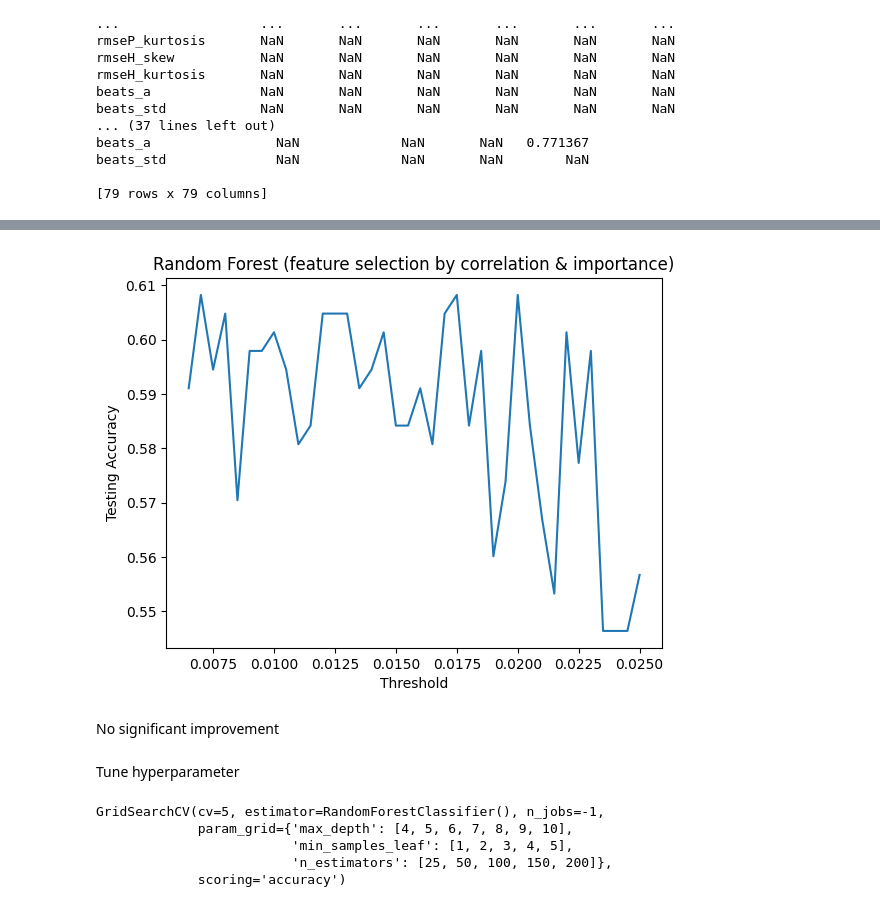
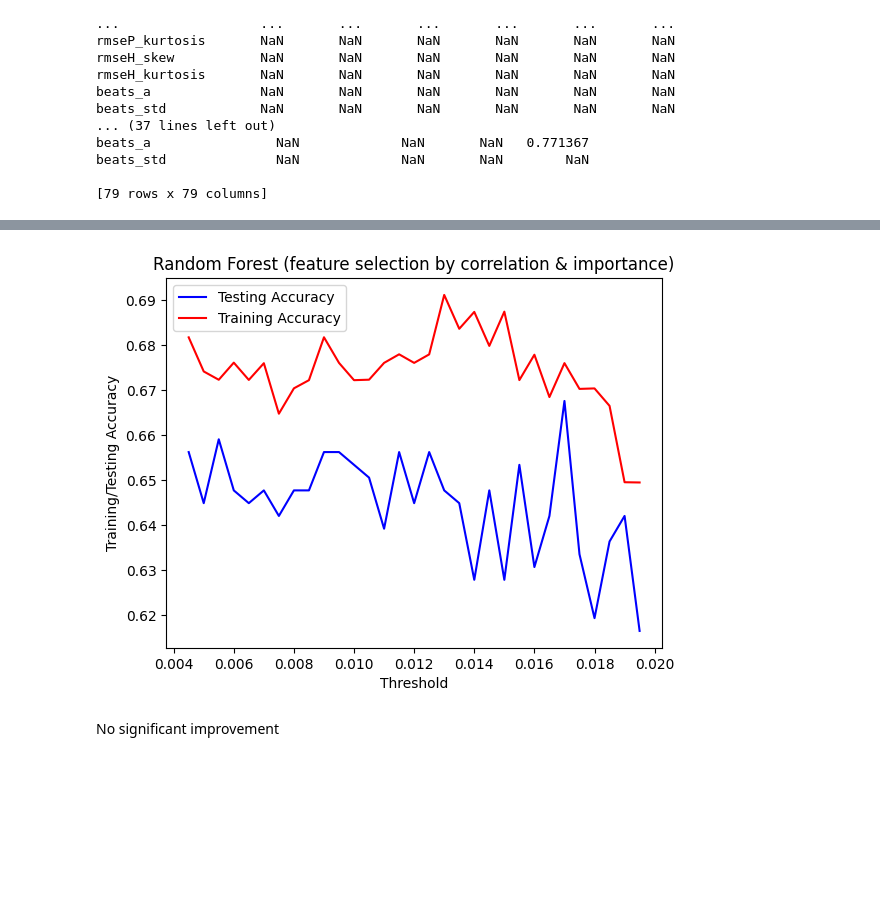
Before and after one commit to momoenomoto/ML-final-project, a Jupyter notebook: Data_Analysis_RF.ipynb, the cells around one changed output, grey strips where cells are left out. Saved outputs shown, nothing was run; the diff lists cells and outputs as text; code cells hidden in the pictures; blank space fills up the shorter version.

```diff
--- a/Data_Analysis_RF.ipynb
+++ b/Data_Analysis_RF.ipynb
@@ -412,6 +413,7 @@ X_train_drop1, X_test_drop1, y_train, y_test = train_test_split(X_drop1, y, test
 rf_best_drop1 = RandomForestClassifier(n_estimators=200, min_samples_leaf=2, max_depth=10, criterion="gini", max_features="sqrt")
 rf_best_drop1.fit(X_train_drop1, y_train)
 y_pred_drop1 = rf_best_drop1.predict(X_test_drop1)
+train_accu = rf_best_drop1.score(X_train_drop1,y_train)
 test_accu = accuracy_score(y_test, y_pred_drop1)
-print('Test set accuracy score for best random forest (dropped features < 0.005): {:.3f}'.format(test_accu))
+print('Training accuracy score for best random forest (drop features < 0.005): {:.3f}, Test set accuracy: {:.3f}'.format(train_accu, test_accu))
 # %% [output]
@@ -643,11 +627,32 @@ Length: 78, dtype: float64
 # %%
+train_accu_lst = []
 test_accu_lst = []
-for threshold in np.arange(0.0065, 0.025, 0.0005):
+for threshold in np.arange(0.0045, 0.02, 0.0005):
   drop_features = new_feature_scores[new_feature_scores<threshold].index.tolist()
   X_drop = new_X.drop(drop_features, axis=1)
-  X_train_drop, X_test_drop, y_train, y_test = train_test_split(X_drop, y, test_size=0.33, random_state=42)
-  rf_best_drop = RandomForestClassifier(n_estimators=80, min_samples_leaf=2, max_depth=4, criterion="gini", max_features="sqrt")
-  rf_best_drop.fit(X_train_drop, y_train)
-  y_pred_drop = rf_best_drop.predict(X_test_drop)
-  test_accu = accuracy_score(y_test, y_pred_drop)
+  X_train_drop, X_test_drop, y_train, y_test = train_test_split(X_drop, y, test_size=0.4, random_state=42)
+  rf_drop = RandomForestClassifier(criterion="gini", max_features="sqrt")
+
+  #GridSearchCV
+  params_rf_drop = {'n_estimators':[25,50,100,150,200],
+          'max_depth': [4,6,8,10,12,14],
+          'min_samples_leaf': [1,2,3,4]}
+  grid_rf_drop = GridSearchCV(estimator = rf_drop,
+             param_grid = params_rf_drop,
+             scoring = 'accuracy',
+             cv = 5,
+             n_jobs = -1)
+  grid_rf_drop.fit(X_train_drop, y_train)
+
+  best_model = grid_rf_drop.best_estimator_
+  best_param = grid_rf_drop.best_params_
+  train_accu = grid_rf_drop.best_score_
+
+  y_pred = best_model.predict(X_test_drop)
+  test_accu = accuracy_score(y_test, y_pred)
+
+  test_accu = accuracy_score(y_test, y_pred)
+  train_accu_lst.append(train_accu)
   test_accu_lst.append(test_accu)
+
+  print("When threshold is: {:.4f}, the training accuracy is: {:.4f}, the testing accuracy is: {:.3f}".format(threshold, train_accu, test_accu), "Best parameters are: ", best_param)
@@ -654,30 +677,13 @@ for threshold in np.arange(0.0065, 0.025, 0.0005):
 # %%
-threshold_lst = [i for i in np.arange(0.0065, 0.025, 0.0005)]
-plt.plot(threshold_lst,test_accu_lst)
+threshold_lst = [i for i in np.arange(0.0045, 0.02, 0.0005)]
+plt.plot(threshold_lst,test_accu_lst,color="blue",label="Testing Accuracy")
+plt.plot(threshold_lst, train_accu_lst,color="red",label="Training Accuracy")
 plt.xlabel('Threshold')
-plt.ylabel('Testing Accuracy')
+plt.ylabel('Training/Testing Accuracy')
 plt.title("Random Forest (feature selection by correlation & importance)")
+plt.legend()
 plt.show()
 # %% [output]
-[figure, old version]
+[figure, new version]
 # %% [markdown]
 No significant improvement
-# %% [markdown]
-Tune hyperparameter
-# %%
-rf_new = RandomForestClassifier(criterion = "gini",max_features = "sqrt")
-params_rf = {'n_estimators': [25,50,100,150,200],
-        'max_depth':[4,5,6,7,8,9,10],
-        'min_samples_leaf':[1,2,3,4,5]}
-grid_rf = GridSearchCV(estimator = rf_new,
-             param_grid = params_rf,
-             scoring = 'accuracy',
-             cv = 5,
-             n_jobs = -1)
-grid_rf.fit(new_X_train, y_train)
-# %% [output]
-GridSearchCV(cv=5, estimator=RandomForestClassifier(), n_jobs=-1,
-             param_grid={'max_depth': [4, 5, 6, 7, 8, 9, 10],
-                         'min_samples_leaf': [1, 2, 3, 4, 5],
-                         'n_estimators': [25, 50, 100, 150, 200]},
-             scoring='accuracy')
```
Also changed, not shown: parts of 27 cells of this notebook.
